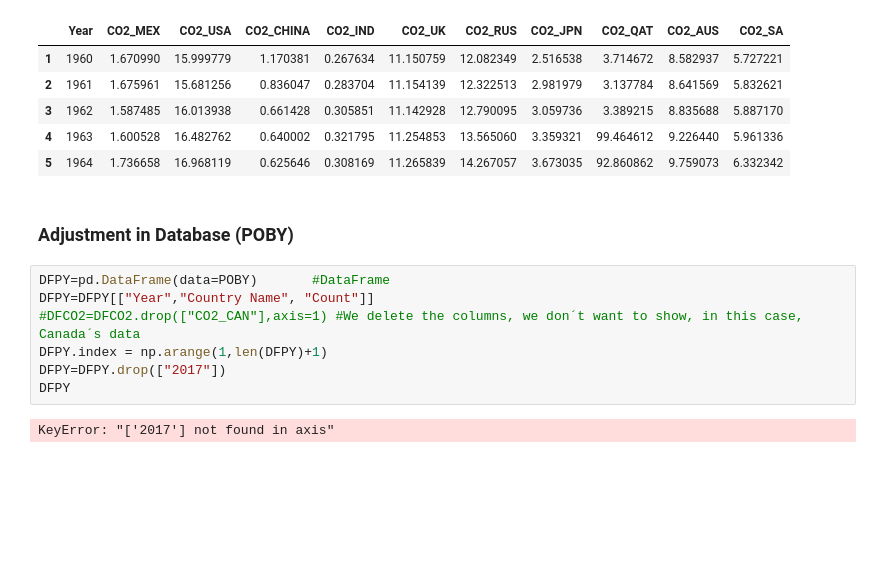
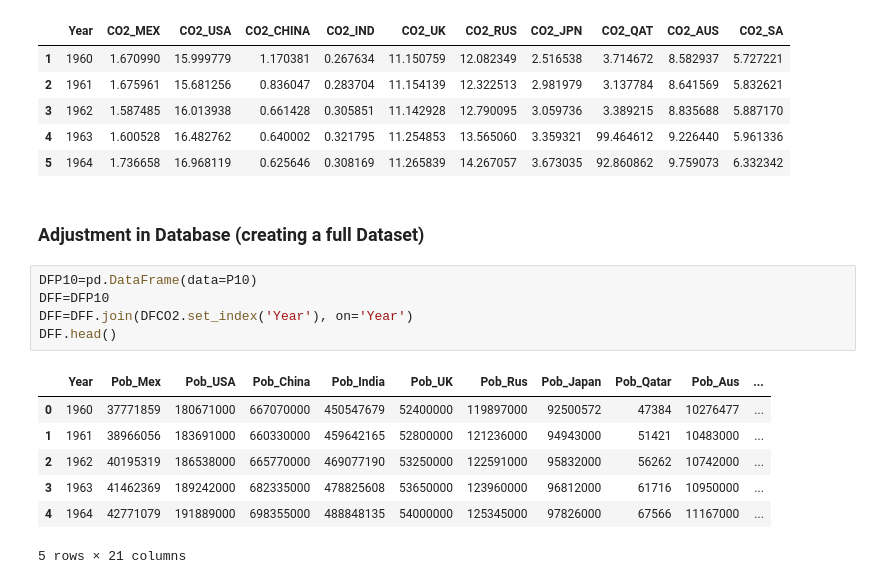
Before and after one commit to AlexisAGG14/Personal-Projects, a Jupyter notebook: Population-CO2/PopulationAndCO2.ipynb, the cells around one changed output. Cells and saved outputs as stored; diff of their text form; blank space fills up the shorter version.

```diff
--- a/Population-CO2/PopulationAndCO2.ipynb
+++ b/Population-CO2/PopulationAndCO2.ipynb
@@ -27,13 +27,17 @@ DFCO2.head()
 | 4 | 1963 | 1.600528 | 16.482762 | 0.640002 | 0.321795 | 11.254853 | 13.565060 | 3.359321 | 99.464612 | 9.226440 | 5.961336 |
 | 5 | 1964 | 1.736658 | 16.968119 | 0.625646 | 0.308169 | 11.265839 | 14.267057 | 3.673035 | 92.860862 | 9.759073 | 6.332342 |
 # %% [markdown]
-### Adjustment in Database (POBY)
+### Adjustment in Database (creating a full Dataset)
-# %%
-DFPY=pd.DataFrame(data=POBY)       #DataFrame
-DFPY=DFPY[["Year","Country Name", "Count"]]
-#DFCO2=DFCO2.drop(["CO2_CAN"],axis=1) #We delete the columns, we don´t want to show, in this case, Canada´s data
-DFPY.index = np.arange(1,len(DFPY)+1)
-DFPY=DFPY.drop(["2017"])
-DFPY
-# %% [output]
-KeyError: "['2017'] not found in axis"
+# %%
+DFP10=pd.DataFrame(data=P10)
+DFF=DFP10
+DFF=DFF.join(DFCO2.set_index('Year'), on='Year')
+DFF.head()
+# %% [output]
+|  | Year | Pob_Mex | Pob_USA | Pob_China | Pob_India | Pob_UK | Pob_Rus | Pob_Japan | Pob_Qatar | Pob_Aus | ... |
+| 0 | 1960 | 37771859 | 180671000 | 667070000 | 450547679 | 52400000 | 119897000 | 92500572 | 47384 | 10276477 | ... |
+| 1 | 1961 | 38966056 | 183691000 | 660330000 | 459642165 | 52800000 | 121236000 | 94943000 | 51421 | 10483000 | ... |
+| 2 | 1962 | 40195319 | 186538000 | 665770000 | 469077190 | 53250000 | 122591000 | 95832000 | 56262 | 10742000 | ... |
+| 3 | 1963 | 41462369 | 189242000 | 682335000 | 478825608 | 53650000 | 123960000 | 96812000 | 61716 | 10950000 | ... |
+| 4 | 1964 | 42771079 | 191889000 | 698355000 | 488848135 | 54000000 | 125345000 | 97826000 | 67566 | 11167000 | ... |
+5 rows × 21 columns
```
Also changed, not shown: parts of 5 cells of this notebook, 1 other file.
